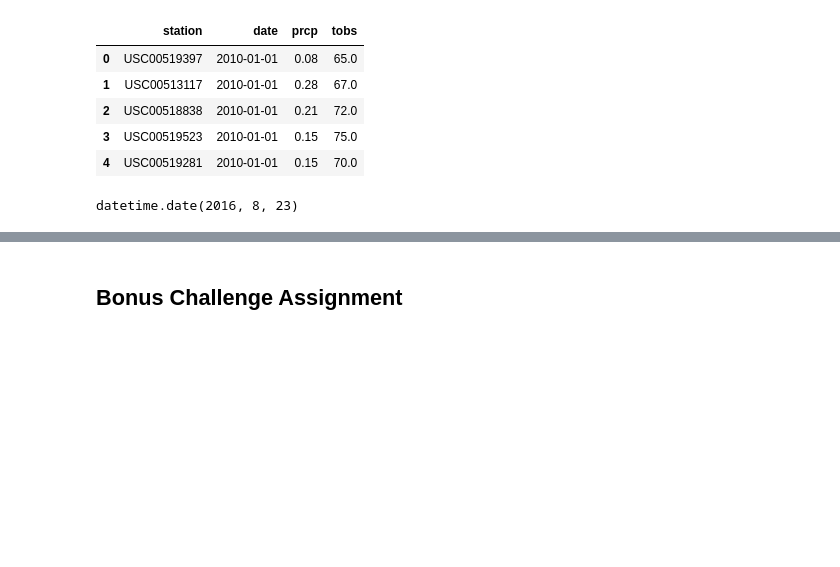
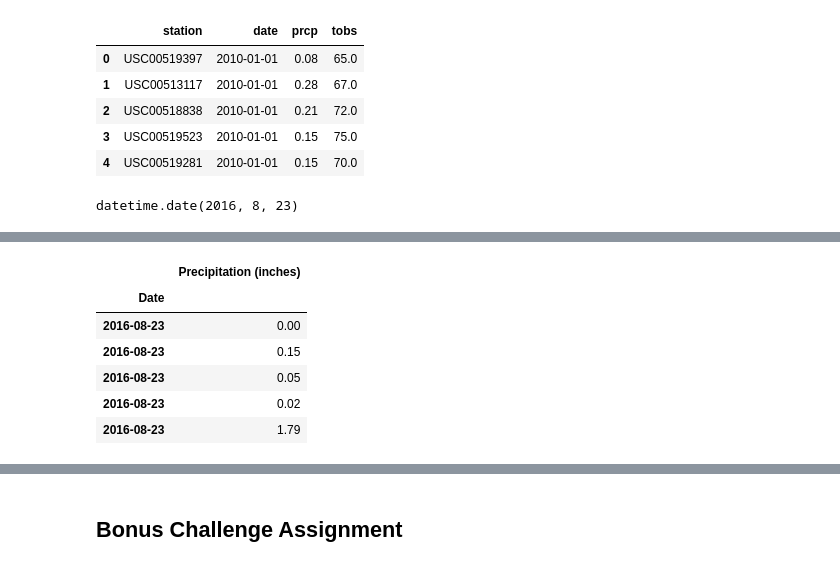
Before and after one commit to cdfencing/SQLalchemy-Challenge, a Jupyter notebook: climate_analysis.ipynb, the cells around one changed output, grey strips where cells are left out. Saved outputs shown, nothing was run; the diff lists cells and outputs as text; code cells hidden in the pictures; blank space fills up the shorter version.

```diff
--- a/climate_analysis.ipynb
+++ b/climate_analysis.ipynb
@@ -113,0 +89,15 @@ Text(41.1, 0.5, 'Precipitation (Inches)')
+# %%
+# Put the last 12 months of precipitation data into dataframe with date
+# Utilize the date as the index and drop null values
+Precipitation_data = pd.DataFrame(Precipitation_last_year, columns=['Date', 'Precipitation (inches)'])
+Precipitation_data.set_index('Date', inplace=True)
+Precipitation_data = Precipitation_data.dropna()
+Precipitation_data.head()
+# %% [output]
+|  | Precipitation (inches) |
+| Date |  |
+| 2016-08-23 | 0.00 |
+| 2016-08-23 | 0.15 |
+| 2016-08-23 | 0.05 |
+| 2016-08-23 | 0.02 |
+| 2016-08-23 | 1.79 |
```
Also changed, not shown: parts of 27 cells of this notebook.
